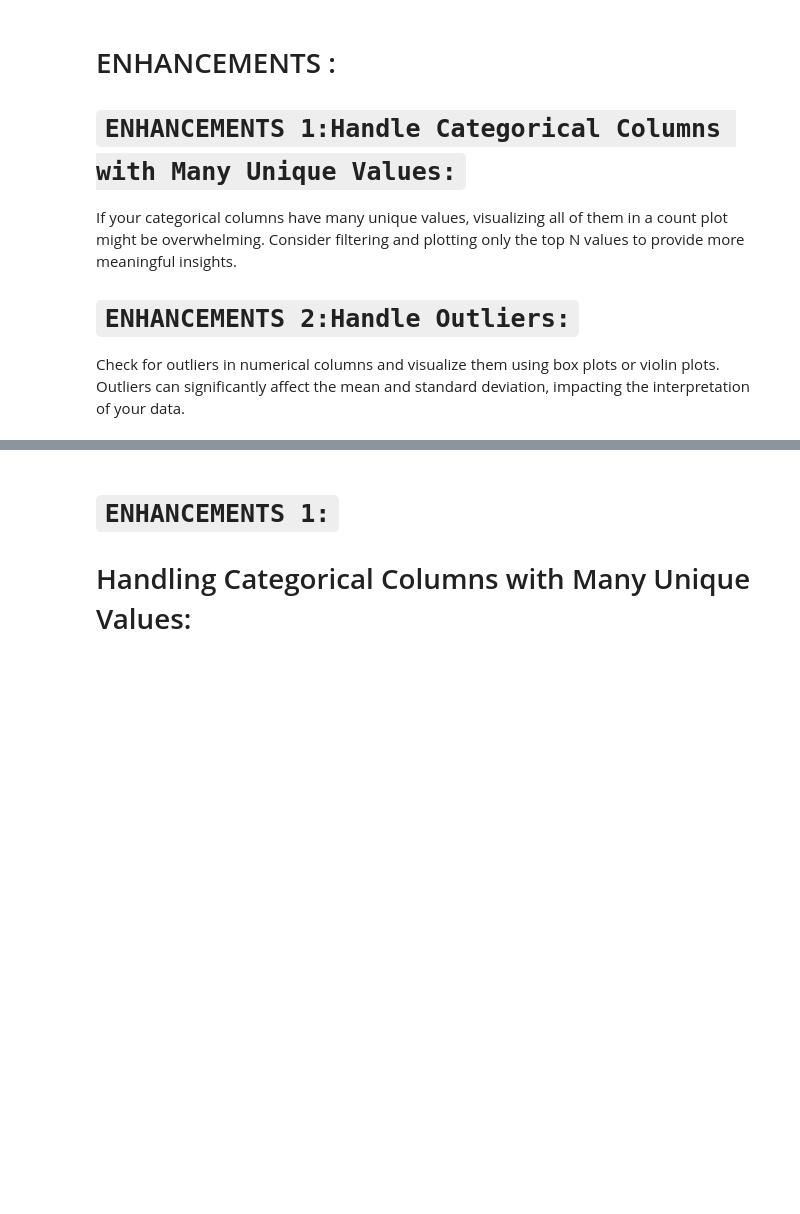
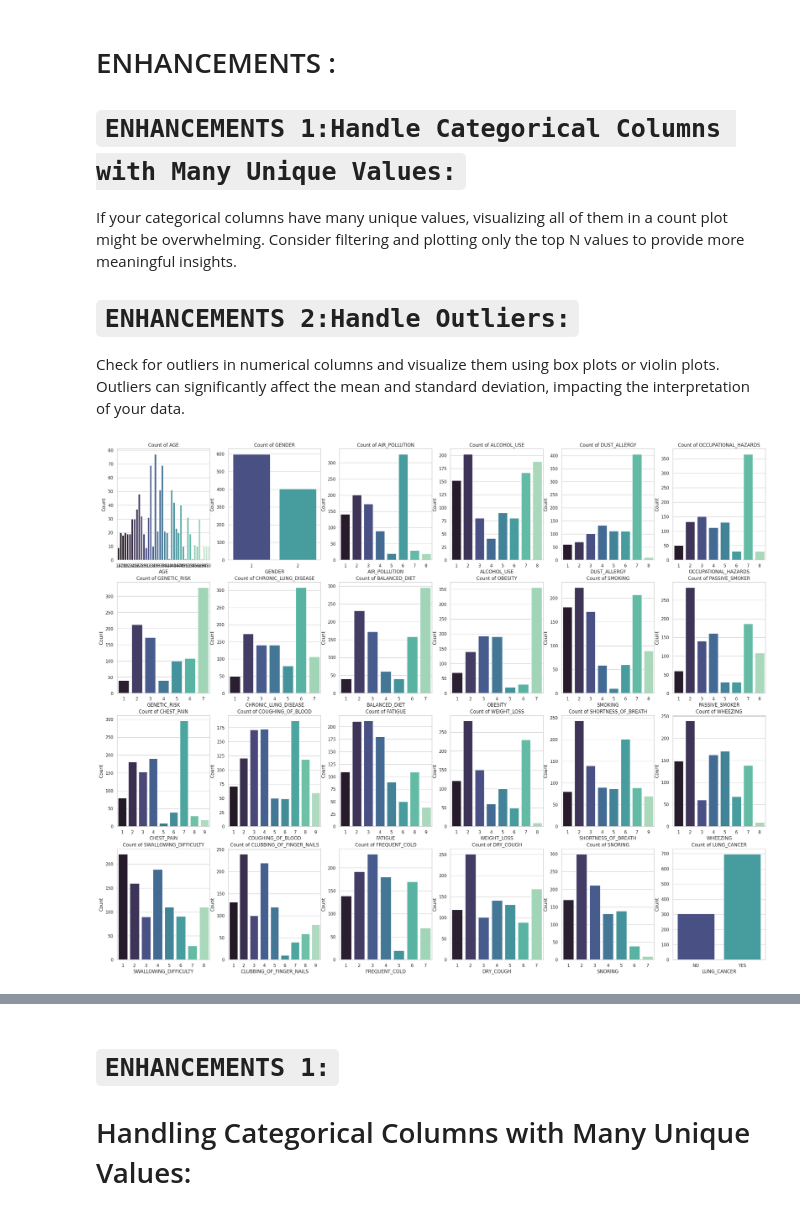
Before and after one commit to radhakrishnan-omotec/lung-repository, a Jupyter notebook: 5_Lung_Cancer_prediction.ipynb, the cells around one changed output, grey strips where cells are left out. Cells and saved outputs as stored; diff of their text form; code cells hidden in the pictures; blank space fills up the shorter version.

````diff
--- a/5_Lung_Cancer_prediction.ipynb
+++ b/5_Lung_Cancer_prediction.ipynb
@@ -773,3 +764,87 @@ If your categorical columns have many unique values, visualizing all of them in
 
 # ```ENHANCEMENTS 2:Handle Outliers:```
 Check for outliers in numerical columns and visualize them using box plots or violin plots. Outliers can significantly affect the mean and standard deviation, impacting the interpretation of your data.
+# %%
+import pandas as pd
+import matplotlib.pyplot as plt
+import seaborn as sns
+
+# Load the CSV data
+df = pd.read_csv('/content/lung-repository/cancer patient data (D0).csv')
+
+# # Display the first 5 rows of the dataframe
+# print("First 5 rows of the dataset:")
+# print(df.head())
+
+# # Display basic information about the dataset
+# print("\nDataset Information:")
+# print(df.info())
+
+# # Summary statistics for numerical columns
+# print("\nSummary Statistics:")
+# print(df.describe())
+
+# # Check for missing values
+# print("\nMissing Values:")
+# print(df.isnull().sum())
+
+# # Visualize the distribution of numerical columns
+# plt.figure(figsize=(10, 6))
+# sns.histplot(df['AGE'], bins=20, kde=True, color='skyblue')
+# plt.title('Distribution of Age')
+# plt.xlabel('Age')
+# plt.ylabel('Frequency')
+# plt.show()
+
+# Visualize the count of values in categorical columns
+categorical_columns = ['AGE','GENDER','AIR_POLLUTION','ALCOHOL_USE','DUST_ALLERGY','OCCUPATIONAL_HAZARDS','GENETIC_RISK','CHRONIC_LUNG_DISEASE','BALANCED_DIET','OBESITY','SMOKING','PASSIVE_SMOKER','CHEST_PAIN','COUGHING_OF_BLOOD','FATIGUE','WEIGHT_LOSS','SHORTNESS_OF_BREATH','WHEEZING','SWALLOWING_DIFFICULTY','CLUBBING_OF_FINGER_NAILS','FREQUENT_COLD','DRY_COUGH','SNORING','LUNG_CANCER']
+
+plt.figure(figsize=(30, 30))
+for i, column in enumerate(categorical_columns, 1):
+    plt.subplot(5, 6, i)
+    sns.countplot(x=column, data=df, palette='mako')
+    plt.title(f'Count of {column}')
+    plt.xlabel(column)
+    plt.ylabel('Count')
+
+# Visualize the distribution of the 'LEVEL' column
+plt.figure(figsize=(10, 6))
+sns.countplot(x='LEVEL', data=df, palette='mako')
+plt.title('DISTRIBUTION OF << LUNG CANCER >> LEVELS')
+plt.xlabel('LEVEL')
+plt.ylabel('COUNT')
+plt.show()
+
+plt.tight_layout()
+plt.show()
+
+
+import warnings
+
+# Ignore all warnings
+warnings.filterwarnings("ignore")
+
+
+# Reset the warning filter to its default state (optional)
+warnings.resetwarnings()
+
+# Feature importance for predicting Lung Cancer
+from sklearn.ensemble import RandomForestClassifier
+
+# Encode categorical columns
+df_encoded = pd.get_dummies(df[categorical_columns], drop_first=True)
+df_final = pd.concat([df[['AGE']], df_encoded, df['LUNG_CANCER']], axis=1)
+
+# Separate features and target
+X = df_final.drop('LUNG_CANCER', axis=1)
+y = df_final['LUNG_CANCER']
+
+# Train a RandomForestClassifier to determine feature importance
+rf_model = RandomForestClassifier()
+rf_model.fit(X, y)
+
+# Display feature importance
+feature_importance = pd.Series(rf_model.feature_importances_, index=X.columns)
+feature_importance.sort_values(ascending=False, inplace=True)
+# %% [output]
+[figure, added]
````
Also changed, not shown: parts of 2 cells of this notebook.
